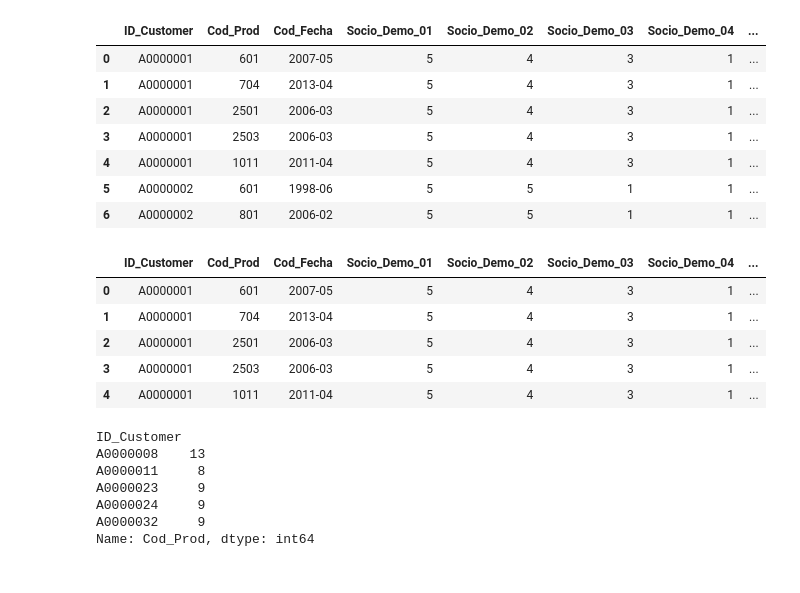
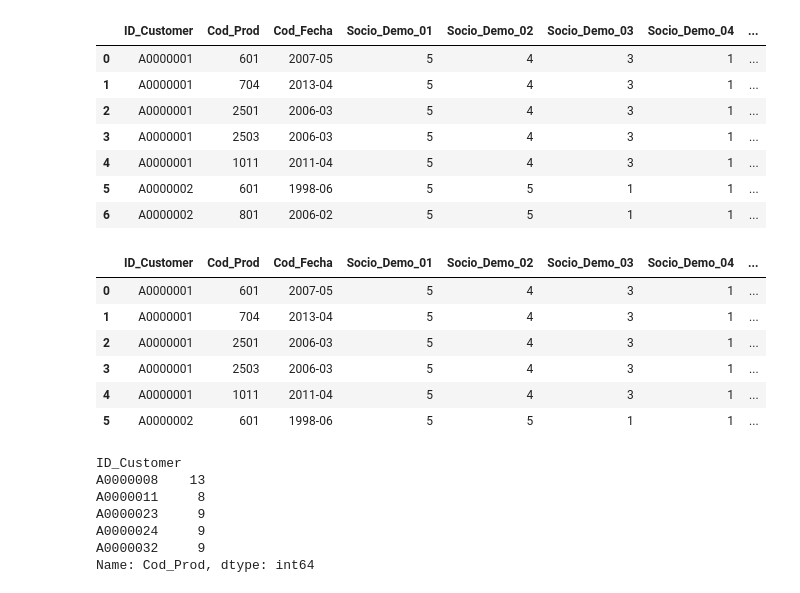
Before and after one commit to SaucePan1/CMDatathon, a Jupyter notebook: Multi-layer perceptron model w. single hidden layer. MLP [[ friendship is magic ]].ipynb, the cells around one changed output. Cells and saved outputs as stored; diff of their text form; code cells hidden in the pictures.

```diff
--- a/Multi-layer perceptron model w. single hidden layer. MLP [[ friendship is magic ]].ipynb
+++ b/Multi-layer perceptron model w. single hidden layer. MLP [[ friendship is magic ]].ipynb
@@ -47,14 +47,15 @@ dftrain.head(7)
 | 6 | A0000002 | 801 | 2006-02 | 5 | 5 | 1 | 1 | ... |
 # %%
 dftrain['Prod_int'] = np.zeros(dftrain.ID_Customer.size, dtype=int)
-dftrain.head()
+dftrain.head(6)
 # %% [output]
 |  | ID_Customer | Cod_Prod | Cod_Fecha | Socio_Demo_01 | Socio_Demo_02 | Socio_Demo_03 | Socio_Demo_04 | ... |
 | 0 | A0000001 | 601 | 2007-05 | 5 | 4 | 3 | 1 | ... |
 | 1 | A0000001 | 704 | 2013-04 | 5 | 4 | 3 | 1 | ... |
 | 2 | A0000001 | 2501 | 2006-03 | 5 | 4 | 3 | 1 | ... |
 | 3 | A0000001 | 2503 | 2006-03 | 5 | 4 | 3 | 1 | ... |
 | 4 | A0000001 | 1011 | 2011-04 | 5 | 4 | 3 | 1 | ... |
+| 5 | A0000002 | 601 | 1998-06 | 5 | 5 | 1 | 1 | ... |
 # %%
 dropusers = dftrain.groupby('ID_Customer')['Cod_Prod'].count()
 dropusers[dropusers > 6].head()
```
Also changed, not shown: parts of 23 cells of this notebook.
